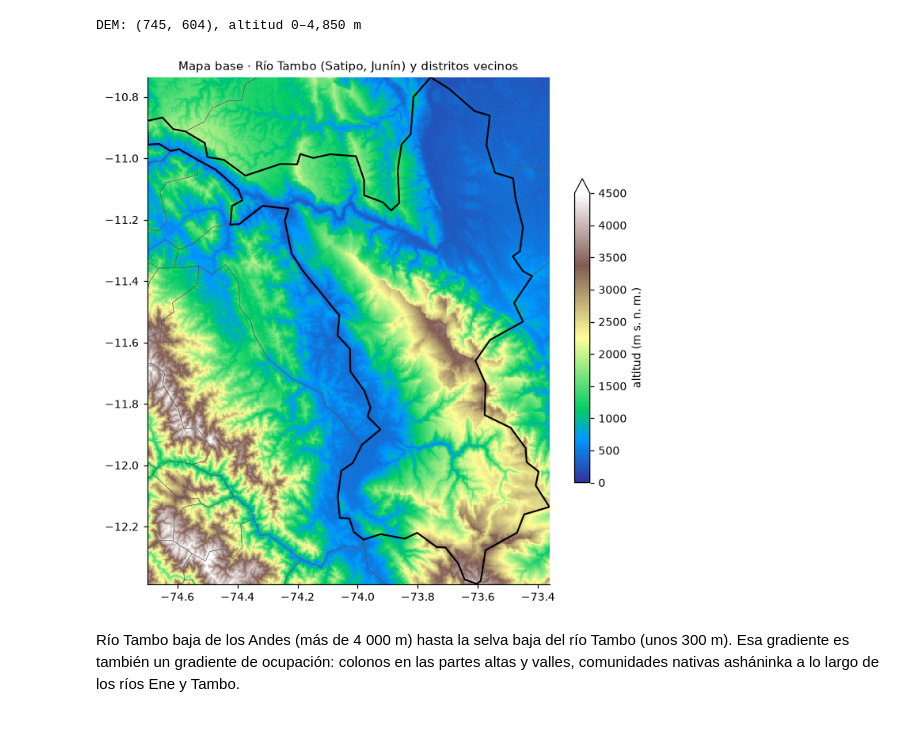
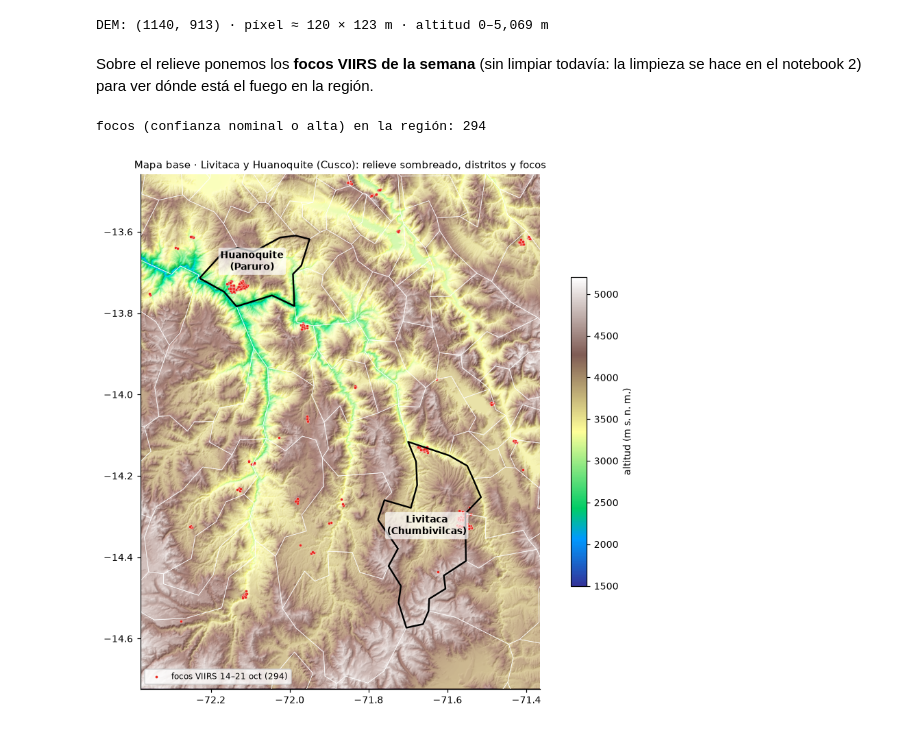
Before and after one commit to grey-d18/grey_diplomado, a Jupyter notebook: tarea_raster/01_datos_mapa_base.ipynb, the cells around one changed output. Cells and saved outputs as stored; diff of their text form; code cells hidden in the pictures.

```diff
--- a/tarea_raster/01_datos_mapa_base.ipynb
+++ b/tarea_raster/01_datos_mapa_base.ipynb
@@ -84,0 +79,8 @@ para un mapa base.
+# %%
+distritos = leer_distritos()
+estudio = distritos[distritos.NOMBDIST.isin(["LIVITACA", "HUANOQUITE"])]
+for _, d in estudio.iterrows():
+    km2 = gpd.GeoSeries([d.geometry], crs=4326).to_crs(32718).area.iloc[0] / 1e6
+    print(f"{d.NOMBDIST.title():11s} UBIGEO {d.IDDIST} · {d.NOMBPROV.title()}, {d.NOMBDEP.title()} · {km2:,.0f} km²")
+x0, y0, x1, y1 = estudio.total_bounds
+caja = (x0 - 0.15, y0 - 0.15, x1 + 0.15, y1 + 0.15)
@@ -85,9 +98,9 @@ para un mapa base.
 # %%
 import rioxarray
 from rioxarray.merge import merge_arrays
+from matplotlib.colors import LightSource
 
 catalogo = pystac_client.Client.open(STAC, modifier=planetary_computer.sign_inplace)
-caja = rio_tambo.total_bounds
 
 
 def mosaico(coleccion, activo, nivel, caja=caja):
@@ -98,24 +111,44 @@ def mosaico(coleccion, activo, nivel, caja=caja):
     return merge_arrays(piezas).squeeze()
 
 
-dem = mosaico("cop-dem-glo-30", "data", nivel=2)          # ~240 m por píxel
+dem = mosaico("cop-dem-glo-30", "data", nivel=1)          # ~120 m por píxel
 dem = dem.where(dem > -100)
-print(f"DEM: {dem.shape}, altitud {float(dem.min()):,.0f}–{float(dem.max()):,.0f} m")
+lat_media = (caja[1] + caja[3]) / 2
+dx = abs(float(dem.x[1] - dem.x[0])) * 111_320 * np.cos(np.radians(lat_media))
+dy = abs(float(dem.y[1] - dem.y[0])) * 110_574
+print(f"DEM: {dem.shape} · píxel ≈ {dx:.0f} × {dy:.0f} m · altitud {float(dem.min()):,.0f}–{float(dem.max()):,.0f} m")
+
+luz = LightSource(azdeg=315, altdeg=45)
+z = dem.fillna(float(dem.min())).values
+relieve = luz.shade(z, cmap=plt.cm.terrain, blend_mode="soft", vert_exag=1.5, dx=dx, dy=dy,
+                    vmin=1500, vmax=5200)
+ext_dem = [float(dem.x.min()), float(dem.x.max()), float(dem.y.min()), float(dem.y.max())]
 # %% [output]
-DEM: (745, 604), altitud 0–4,850 m
+DEM: (1140, 913) · píxel ≈ 120 × 123 m · altitud 0–5,069 m
-# %%
-fig, ax = plt.subplots(figsize=(6.5, 6.5))
-dem.plot.imshow(ax=ax, cmap="terrain", vmin=0, vmax=4500,
-                cbar_kwargs={"label": "altitud (m s. n. m.)", "shrink": 0.6})
-distritos.boundary.plot(ax=ax, color="#555", linewidth=0.3)
-rio_tambo.boundary.plot(ax=ax, color="black", linewidth=1.4)
-ax.set_xlim(caja[0], caja[2]); ax.set_ylim(caja[1], caja[3])
-ax.set_title("Mapa base · Río Tambo (Satipo, Junín) y distritos vecinos", fontsize=10)
-ax.set_xlabel(""); ax.set_ylabel("")
-plt.tight_layout(); fig.savefig(FIG / "01_mapa_base_rio_tambo.png", dpi=150); plt.show()
-# %% [output]
-[figure, removed]
-# %% [markdown]
-Río Tambo baja de los Andes (más de 4 000 m) hasta la selva baja del río Tambo (unos 300 m).
-Esa gradiente es también un gradiente de ocupación: colonos en las partes altas y valles,
-comunidades nativas asháninka a lo largo de los ríos Ene y Tambo.
+# %% [markdown]
+Sobre el relieve ponemos los **focos VIIRS de la semana** (sin limpiar todavía: la limpieza se
+hace en el notebook 2) para ver dónde está el fuego en la región.
+# %%
+focos = leer_focos()
+focos = focos[(focos.confidence != "low") & focos.longitude.between(caja[0], caja[2]) & focos.latitude.between(caja[1], caja[3])]
+print(f"focos (confianza nominal o alta) en la región: {len(focos):,}")
+
+fig, ax = plt.subplots(figsize=(8.5, 7.5))
+ax.imshow(relieve, extent=ext_dem)
+distritos.boundary.plot(ax=ax, color="white", linewidth=0.5, alpha=0.8)
+estudio.boundary.plot(ax=ax, color="black", linewidth=1.6)
+ax.scatter(focos.longitude, focos.latitude, s=7, c="#e8261c", edgecolors="white", linewidths=0.2,
+           label=f"focos VIIRS 14–21 oct ({len(focos):,})")
+for _, d in estudio.iterrows():
+    c = d.geometry.representative_point()
+    ax.annotate(f"{d.NOMBDIST.title()}\n({d.NOMBPROV.title()})", (c.x, c.y), fontsize=9, fontweight="bold",
+                ha="center", color="black", bbox=dict(boxstyle="round,pad=0.2", fc="white", alpha=0.7, lw=0))
+ax.set_xlim(caja[0], caja[2]); ax.set_ylim(caja[1], caja[3])
+sm = plt.cm.ScalarMappable(cmap="terrain", norm=plt.Normalize(1500, 5200))
+plt.colorbar(sm, ax=ax, shrink=0.6, label="altitud (m s. n. m.)")
+ax.legend(loc="lower left", fontsize=8)
+ax.set_title("Mapa base · Livitaca y Huanoquite (Cusco): relieve sombreado, distritos y focos", fontsize=10)
+plt.tight_layout(); fig.savefig(FIG / "01_mapa_base_cusco.png", dpi=150); plt.show()
+# %% [output]
+focos (confianza nominal o alta) en la región: 294
+[figure, added]
```
Also changed, not shown: parts of 16 cells of this notebook, 39 other files.
